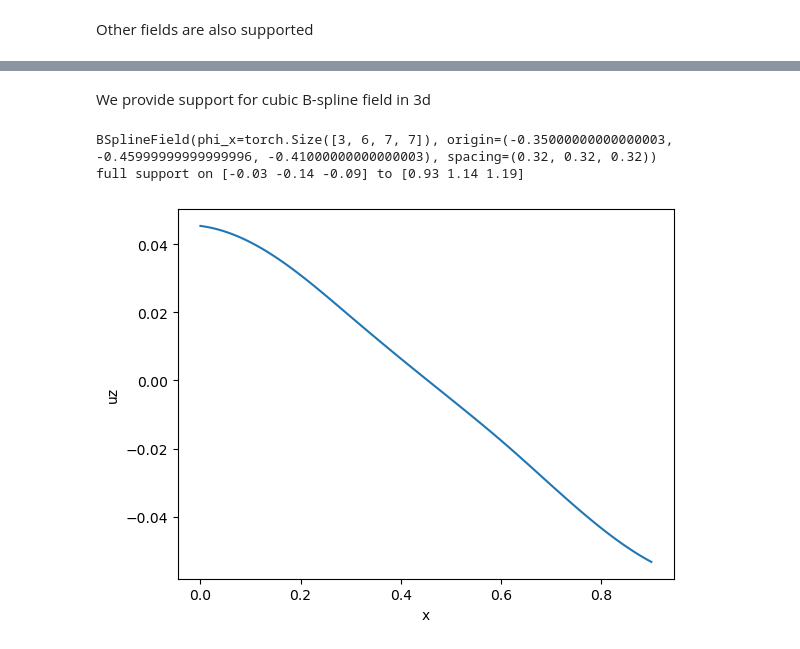
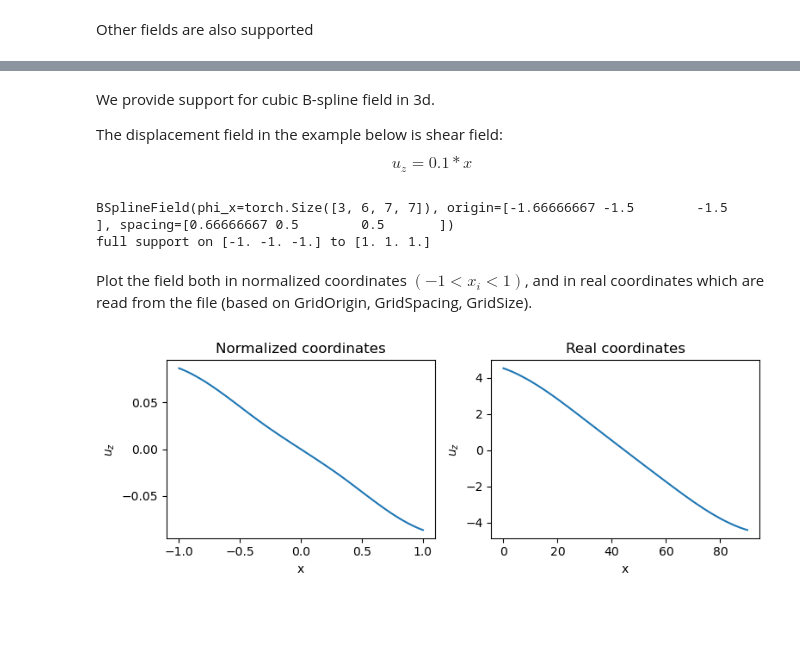
Before and after one commit to CambridgeSolidMechanics/tomography-registration-tools, a Jupyter notebook: examples/fields.ipynb, the cells around one changed output, grey strips where cells are left out. Drawn from its saved outputs; the diff is of its cells as text; code cells hidden in the pictures; blank space fills up the shorter version.

Commit message:
Make BSplineField consistent with normalized coordinates.
2 methods now: displacement, real_displacement. Include an example in fields.ipynb

```diff
--- a/examples/fields.ipynb
+++ b/examples/fields.ipynb
@@ -64,5 +64,10 @@ vt.plot_undef_def_slices(vol, vol_A)
 # %% [markdown]
-We provide support for cubic B-spline field in 3d
+We provide support for cubic B-spline field in 3d.
+
+The displacement field in the example below is shear field:
+$$
+u_z = 0.1*x
+$$
 # %%
 filecontents = """(GridOrigin -0.035 -0.046 -0.041)
 (GridSize 6 7 7)
@@ -73,19 +78,30 @@ filecontents = """(GridOrigin -0.035 -0.046 -0.041)
 """
 Path('./TransformParameters.0.txt').write_text(filecontents);
 # %%
-f = bsplinefield.BSplineField.from_transform_file('./TransformParameters.0.txt', units_multiplier=10)
+f = bsplinefield.BSplineField.from_transform_file('./TransformParameters.0.txt', units_multiplier=1000)
 print(f)
 # %% [output]
-BSplineField(phi_x=torch.Size([3, 6, 7, 7]), origin=(-0.35000000000000003, -0.45999999999999996, -0.41000000000000003), spacing=(0.32, 0.32, 0.32))
-full support on [-0.03 -0.14 -0.09] to [0.93 1.14 1.19]
+BSplineField(phi_x=torch.Size([3, 6, 7, 7]), origin=[-1.66666667 -1.5        -1.5       ], spacing=[0.66666667 0.5        0.5       ])
+full support on [-1. -1. -1.] to [1. 1. 1.]
-# %%
-x = torch.linspace(0, 0.9, 100)
-y = 0.5*x
-z = 0.5*x
-uz = f.displacement(x, y, z, i=2)
-plt.plot(x, uz)
-plt.xlabel('x')
-plt.ylabel('uz')
-plt.show()
-# %% [output]
-[figure, removed]
+# %% [markdown]
+Plot the field both in normalized coordinates $(-1<x_i<1)$, and in real coordinates which are read from the file (based on GridOrigin, GridSpacing, GridSize).
+# %%
+x = torch.linspace(-1, 1, 100)
+y = torch.zeros_like(x)
+z = torch.zeros_like(x)
+uz = f.displacement(x, y, z, i=2)
+fig, ax = plt.subplots(1, 2, figsize=(8,3))
+ax[0].plot(x, uz)
+ax[0].set_xlabel('x')
+ax[0].set_ylabel(r'$u_z$')
+ax[0].set_title('Normalized coordinates')
+x = torch.linspace(0,90,100)
+uz = f.real_displacement(x, y, z, i=2)
+ax[1].plot(x, uz)
+ax[1].set_xlabel('x')
+ax[1].set_ylabel(r'$u_z$')
+ax[1].set_title('Real coordinates')
+fig.tight_layout()
+plt.show()
+# %% [output]
+[figure, added]
```
Also changed, not shown: parts of 4 cells of this notebook, 1 other file.
